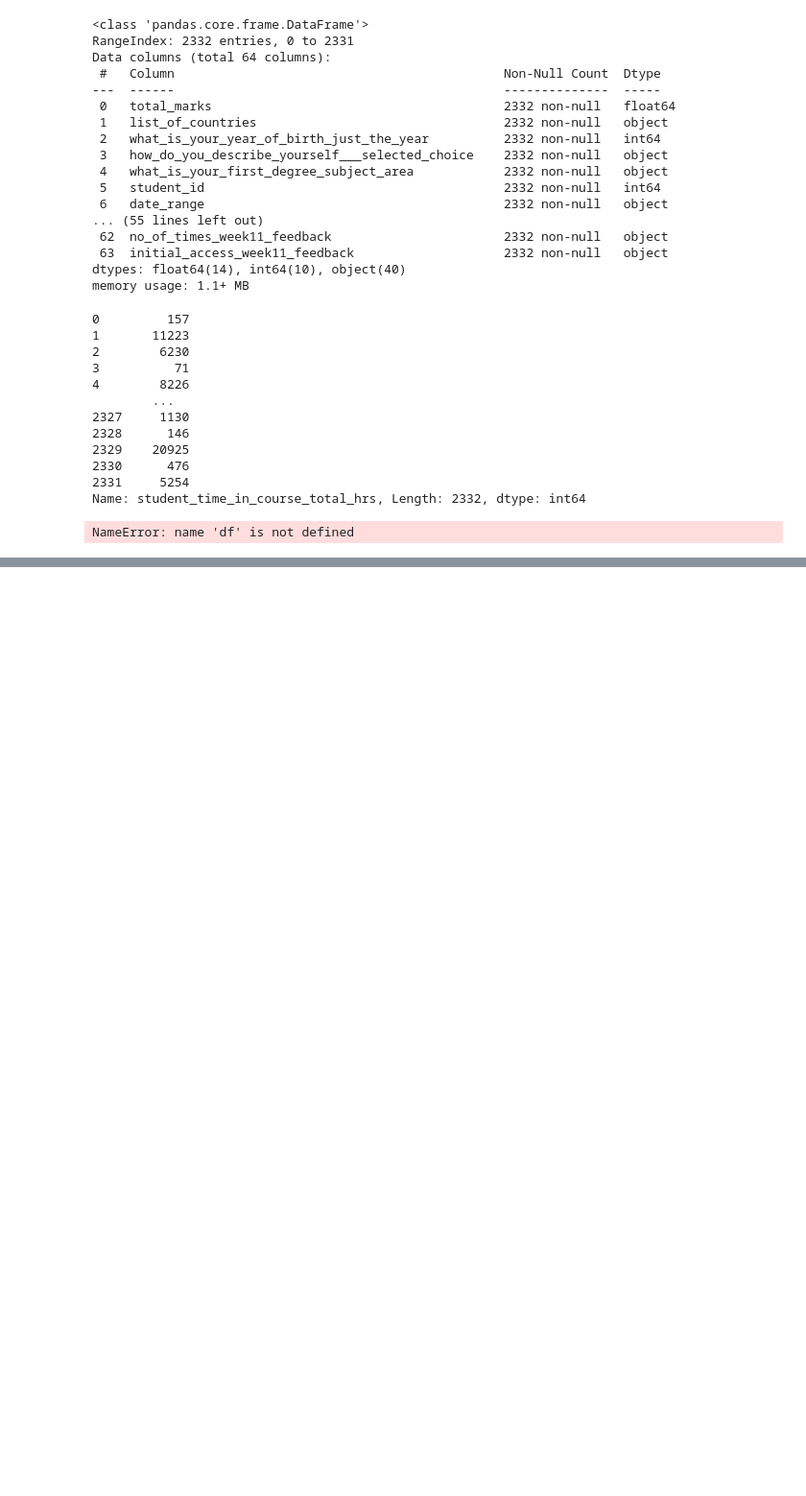
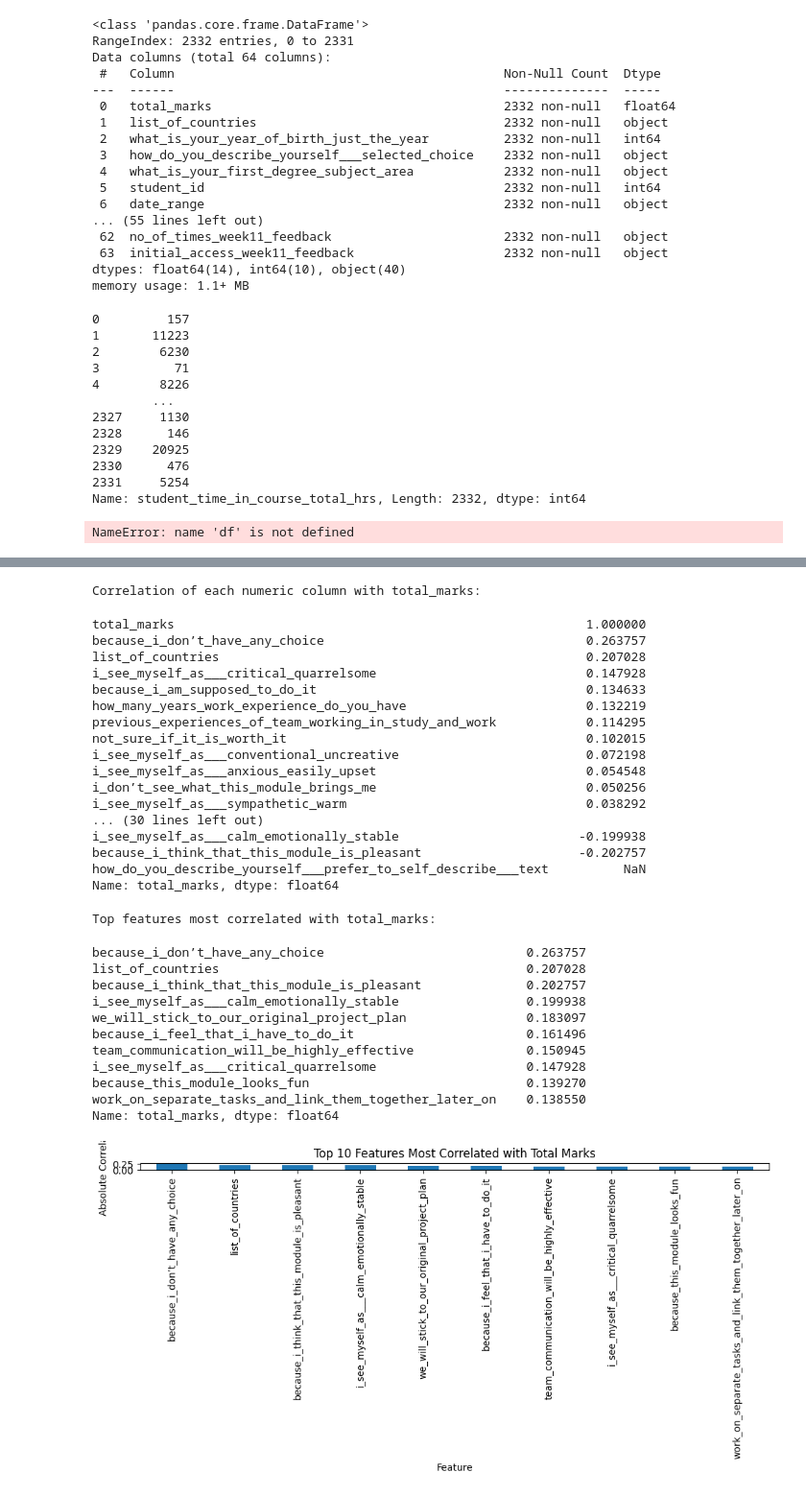
Before and after one commit to tjgusshy/UWE_Brsitol_IGP_Project, a Jupyter notebook: python_folder/eda.ipynb, the cells around one changed output, grey strips where cells are left out. Shown at 96% size. Drawn from its saved outputs; the diff is of its cells as text; code cells hidden in the pictures; blank space fills up the shorter version.

```diff
--- a/python_folder/eda.ipynb
+++ b/python_folder/eda.ipynb
@@ -72,4 +59,5 @@ demo_numeric.columns = demo_numeric.columns.str.replace(' ','_').str.replace(','
 # %%
+demo_numeric.columns.values[0] = 'student_id'
 demo_numeric.columns.values[8] = 'previous_experiences_of_team_working_in_study_and_work'
 demo_numeric.columns.values[9] = 'i_will_enjoy_working_in_the_team'
 demo_numeric.columns.values[10] = 'team_communication_will_be_highly_effective'
@@ -978,0 +1522,53 @@ NameError: name 'df' is not defined
+# %%
+# Compute correlations with total_marks
+correlations = joined.corr(numeric_only=True)['total_marks'].sort_values(ascending=False)
+
+print("Correlation of each numeric column with total_marks:")
+display(correlations)
+
+# Show top positive and negative correlations (excluding total_marks itself)
+top_corr = correlations.drop('total_marks').abs().sort_values(ascending=False)
+print("\nTop features most correlated with total_marks:")
+display(top_corr.head(10))
+
+# Visualize as a bar plot
+import matplotlib.pyplot as plt
+plt.figure(figsize=(10,5))
+top_corr.head(10).plot(kind='bar')
+plt.title('Top 10 Features Most Correlated with Total Marks')
+plt.ylabel('Absolute Correlation')
+plt.xlabel('Feature')
+plt.tight_layout()
+plt.show()
+# %% [output]
+Correlation of each numeric column with total_marks:
+total_marks                                                       1.000000
+because_i_don’t_have_any_choice                                   0.263757
+list_of_countries                                                 0.207028
+i_see_myself_as___critical_quarrelsome                            0.147928
+because_i_am_supposed_to_do_it                                    0.134633
+how_many_years_work_experience_do_you_have                        0.132219
+previous_experiences_of_team_working_in_study_and_work            0.114295
+not_sure_if_it_is_worth_it                                        0.102015
+i_see_myself_as___conventional_uncreative                         0.072198
+i_see_myself_as___anxious_easily_upset                            0.054548
+i_don’t_see_what_this_module_brings_me                            0.050256
+i_see_myself_as___sympathetic_warm                                0.038292
+... (30 lines left out)
+i_see_myself_as___calm_emotionally_stable                        -0.199938
+because_i_think_that_this_module_is_pleasant                     -0.202757
+how_do_you_describe_yourself___prefer_to_self_describe___text          NaN
+Name: total_marks, dtype: float64
+Top features most correlated with total_marks:
+because_i_don’t_have_any_choice                           0.263757
+list_of_countries                                         0.207028
+because_i_think_that_this_module_is_pleasant              0.202757
+i_see_myself_as___calm_emotionally_stable                 0.199938
+we_will_stick_to_our_original_project_plan                0.183097
+because_i_feel_that_i_have_to_do_it                       0.161496
+team_communication_will_be_highly_effective               0.150945
+i_see_myself_as___critical_quarrelsome                    0.147928
+because_this_module_looks_fun                             0.139270
+work_on_separate_tasks_and_link_them_together_later_on    0.138550
+Name: total_marks, dtype: float64
+[figure, added]
```
Also changed, not shown: parts of 28 cells of this notebook.
